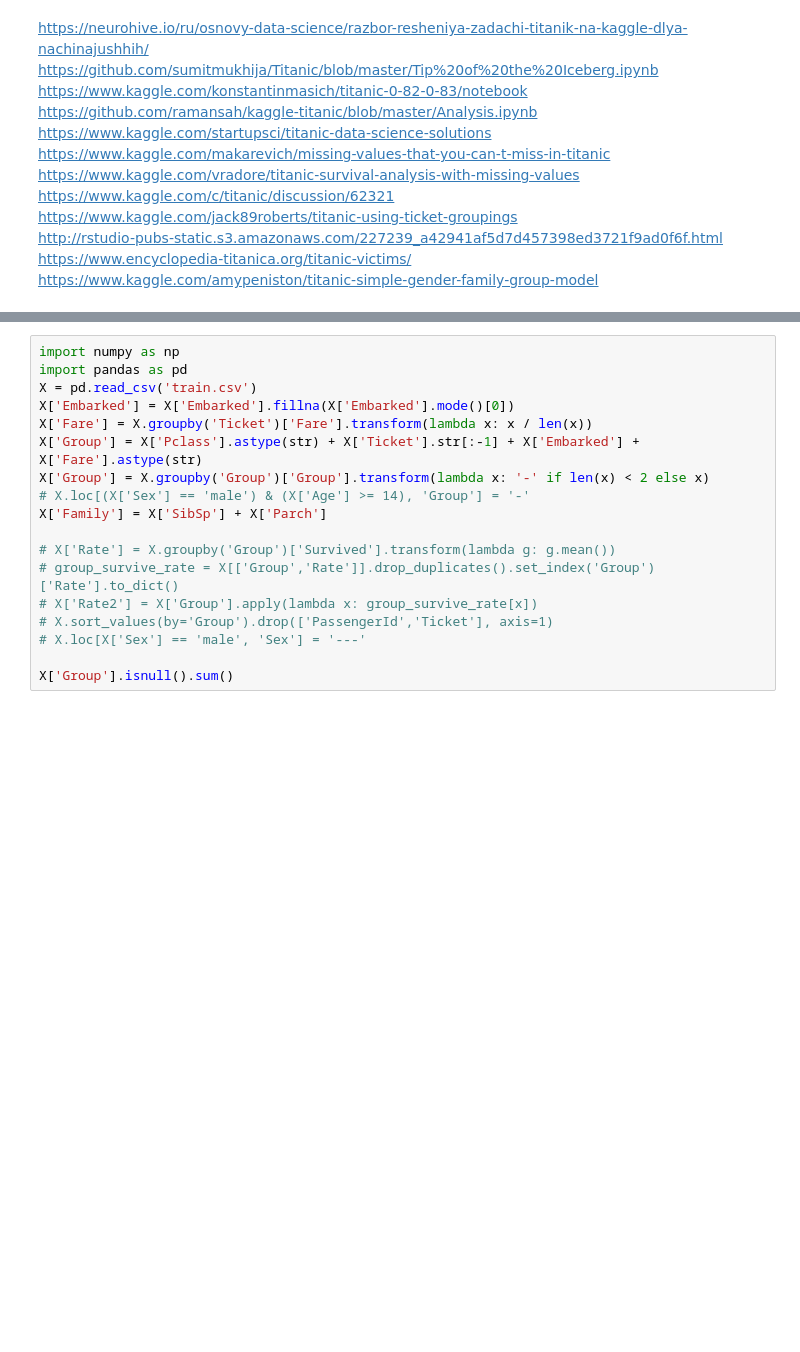
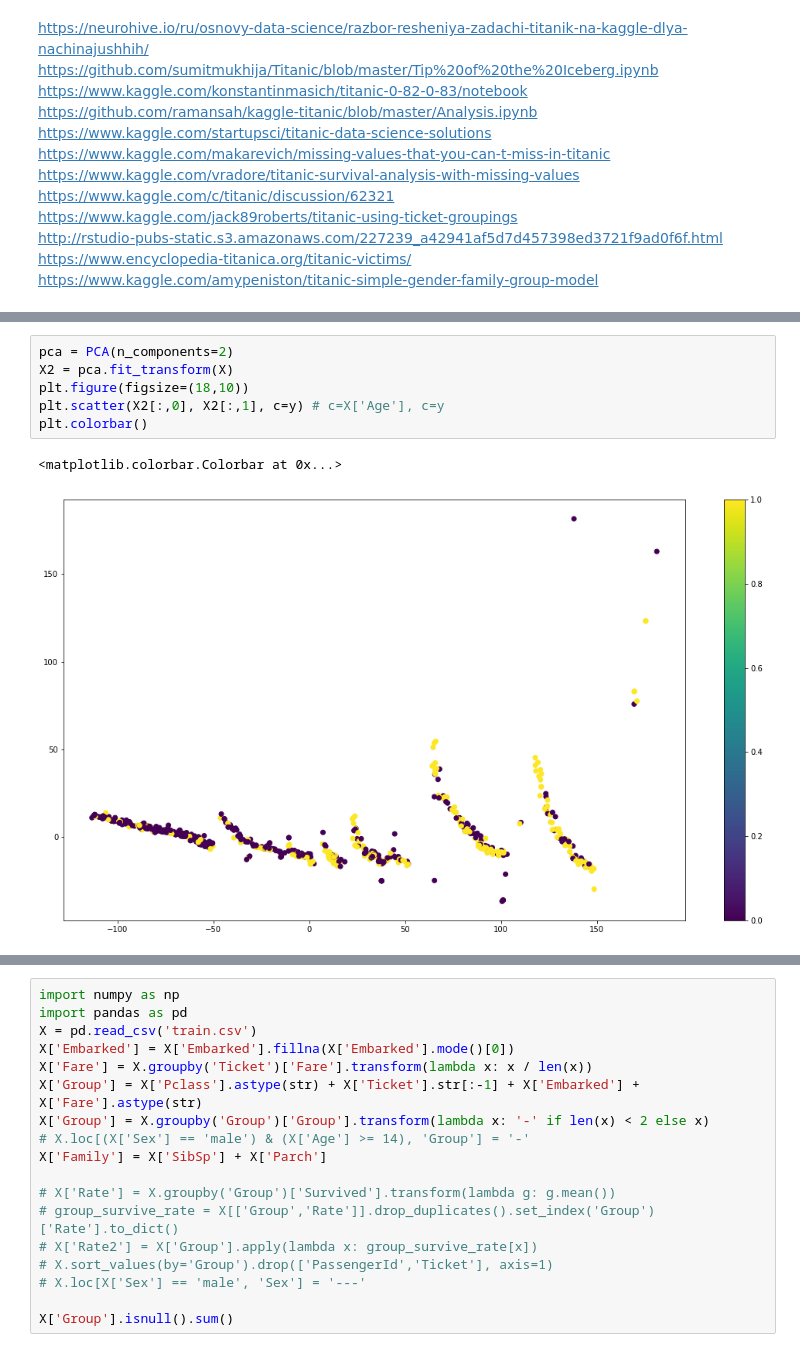
Before and after one commit to MitrofanovDmitry/study, a Jupyter notebook: practice/52 titanic/idea.ipynb, the cells around one changed output, grey strips where cells are left out. Cells and saved outputs as stored; diff of their text form; blank space fills up the shorter version.

```diff
--- a/practice/52 titanic/idea.ipynb
+++ b/practice/52 titanic/idea.ipynb
@@ -13,0 +182,9 @@ https://www.kaggle.com/amypeniston/titanic-simple-gender-family-group-model
+# %%
+pca = PCA(n_components=2)
+X2 = pca.fit_transform(X)
+plt.figure(figsize=(18,10))
+plt.scatter(X2[:,0], X2[:,1], c=y) # c=X['Age'], c=y
+plt.colorbar()
+# %% [output]
+<matplotlib.colorbar.Colorbar at 0x...>
+[figure, added]
```
Also changed, not shown: parts of 21 cells of this notebook, 7 other files.
